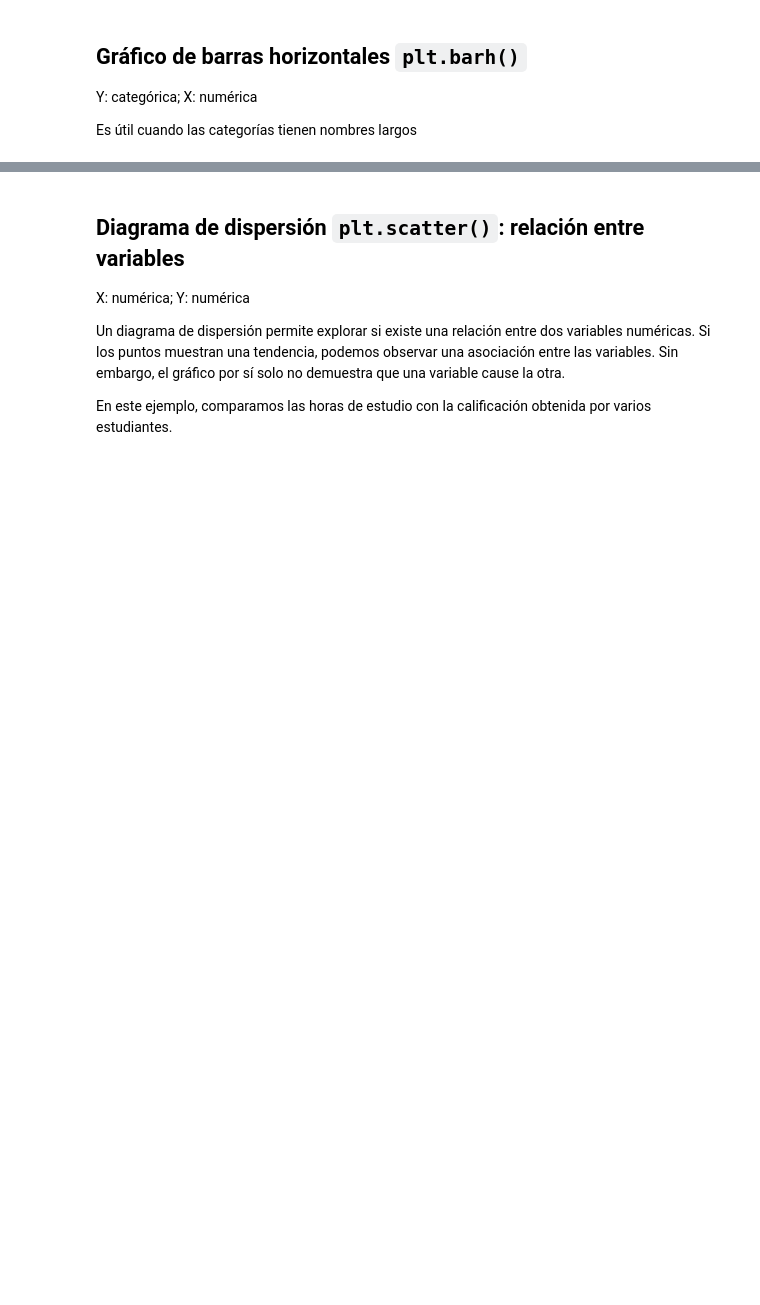
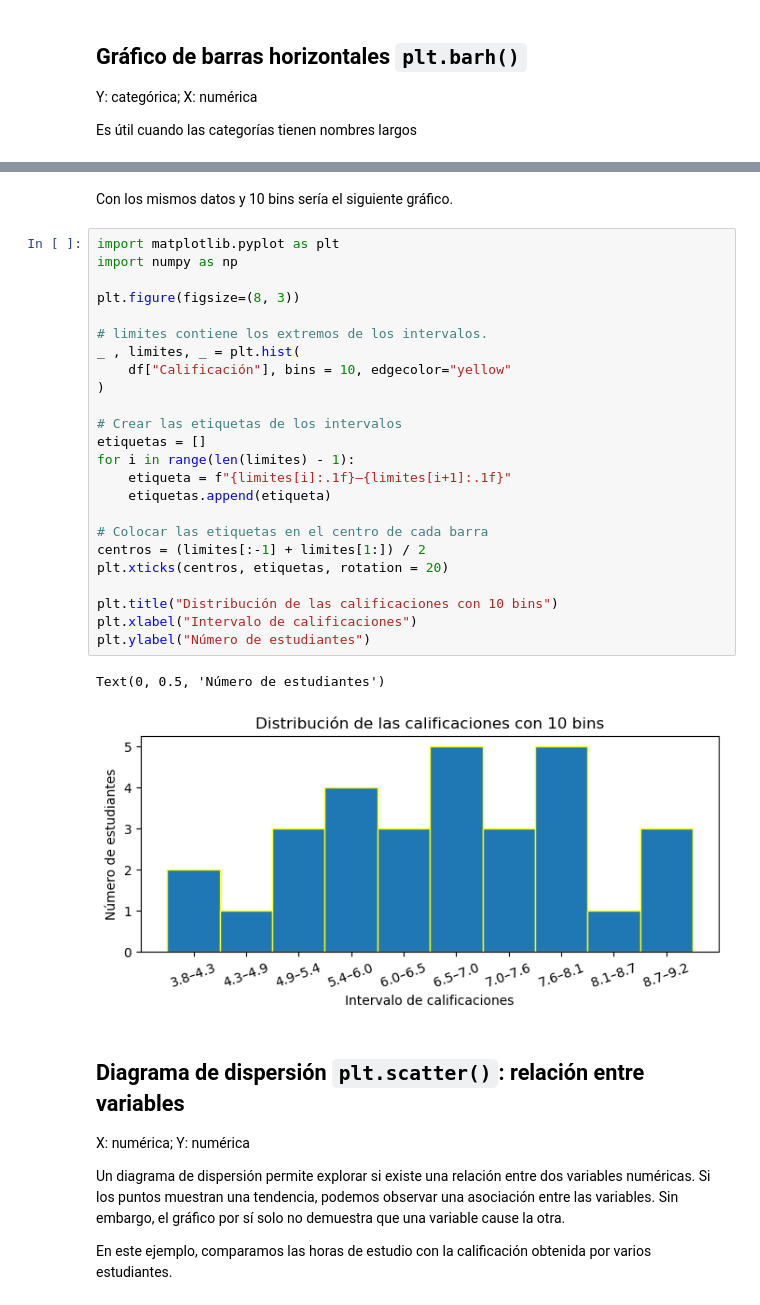
Before and after one commit to soesteve/Programming-in-Data-Science, a Jupyter notebook: 7_Visualizacion.ipynb, the cells around one changed output, grey strips where cells are left out. Saved outputs shown, nothing was run; the diff lists cells and outputs as text; blank space fills up the shorter version.

```diff
--- a/7_Visualizacion.ipynb
+++ b/7_Visualizacion.ipynb
@@ -340,3 +324,32 @@ plt.show()
+# %% [markdown]
+Con los mismos datos y 10 bins sería el siguiente gráfico.
+# %%
+import matplotlib.pyplot as plt
+import numpy as np
+
+plt.figure(figsize=(8, 3))
+
+# limites contiene los extremos de los intervalos.
+_ , limites, _ = plt.hist(
+    df["Calificación"], bins = 10, edgecolor="yellow"
+)
+
+# Crear las etiquetas de los intervalos
+etiquetas = []
+for i in range(len(limites) - 1):
+    etiqueta = f"{limites[i]:.1f}–{limites[i+1]:.1f}"
+    etiquetas.append(etiqueta)
+
+# Colocar las etiquetas en el centro de cada barra
+centros = (limites[:-1] + limites[1:]) / 2
+plt.xticks(centros, etiquetas, rotation = 20)
+
+plt.title("Distribución de las calificaciones con 10 bins")
+plt.xlabel("Intervalo de calificaciones")
+plt.ylabel("Número de estudiantes")
+# %% [output]
+Text(0, 0.5, 'Número de estudiantes')
+[figure, added]
 # %% [markdown]
 ## Diagrama de dispersión `plt.scatter()`: relación entre variables
 X: numérica; Y: numérica
```
Also changed, not shown: parts of 7 cells of this notebook.
